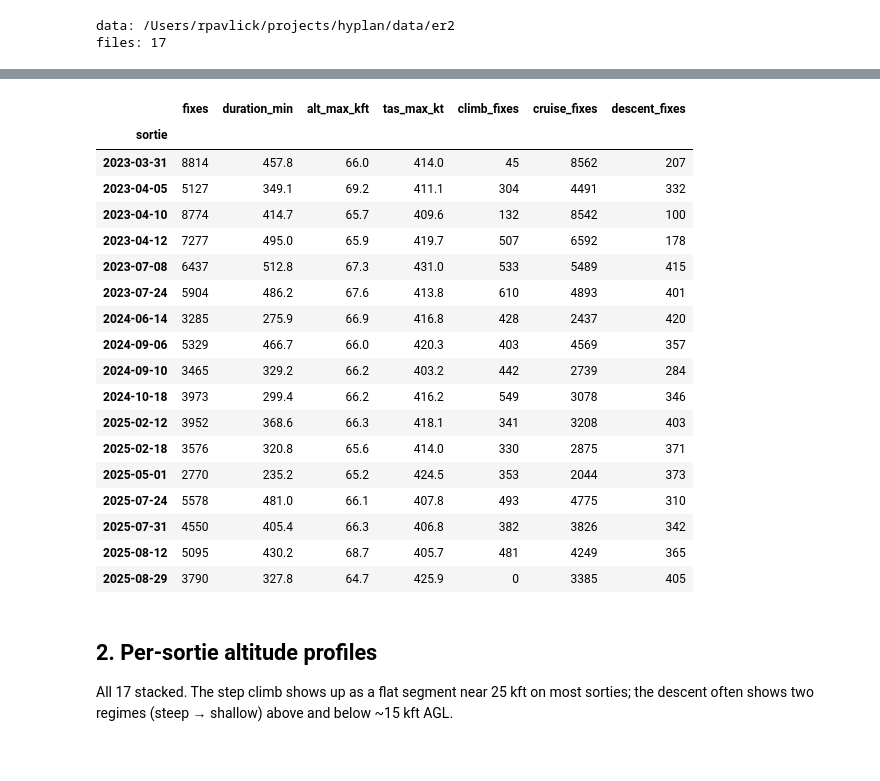
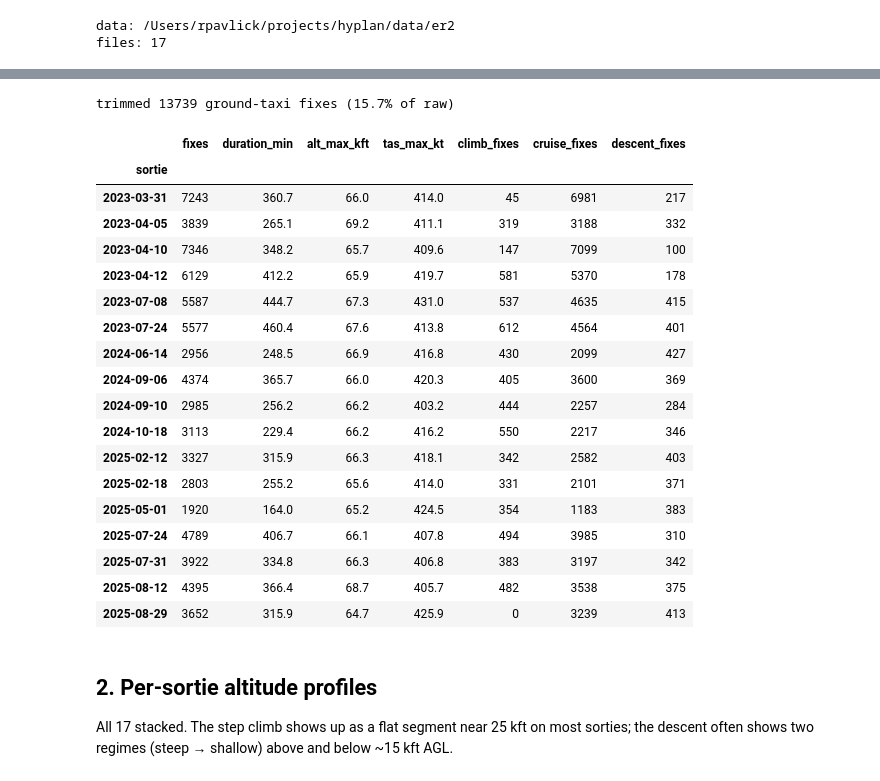
Before and after one commit to ryanpavlick/hyplan, a Jupyter notebook: notebooks/er2_calibration/iwg1_calibration.ipynb, the cells around one changed output, grey strips where cells are left out. Saved outputs shown, nothing was run; the diff lists cells and outputs as text; code cells hidden in the pictures.

```diff
--- a/notebooks/er2_calibration/iwg1_calibration.ipynb
+++ b/notebooks/er2_calibration/iwg1_calibration.ipynb
@@ -37,4 +35,7 @@ IWG1's `Vertical Velocity` column is always empty, so `load_iwg1` derives `verti
 # %%
+from hyplan.aircraft import trim_ground_taxi
+
+
 def label_phases(df, climb_fpm=300.0, descent_fpm=-300.0, min_seconds=60.0):
     """Simple VS-threshold phase classifier with a min-duration filter."""
     df = df.copy()
@@ -62,52 +63,69 @@ def label_phases(df, climb_fpm=300.0, descent_fpm=-300.0, min_seconds=60.0):
             prev_p = out_phases[s - 1] if s > 0 else None
             next_p = out_phases[e] if e < len(out_phases) else None
             replacement = prev_p if prev_p is not None else next_p
             if replacement is not None:
                 out_phases[s:e] = replacement
     df["phase"] = out_phases
     return df
 
 sorties = {}
+trim_summary = []
 for path in sorted(DATA_DIR.glob("*.txt")):
-    df = load_iwg1(path)
+    raw = load_iwg1(path)
+    n_raw = len(raw)
+    df = trim_ground_taxi(raw)
+    if df.empty:
+        continue
     df = label_phases(df)
     df["altitude_agl_ft"] = df["altitude"] - df["altitude"].min()
-    sorties[df["timestamp"].iloc[0].strftime("%Y-%m-%d")] = df
+    date_key = df["timestamp"].iloc[0].strftime("%Y-%m-%d")
+    sorties[date_key] = df
+    trim_summary.append({
+        "sortie": date_key,
+        "raw_fixes": n_raw,
+        "trimmed_fixes": len(df),
+        "ground_taxi_dropped": n_raw - len(df),
+    })
 
 summary = pd.DataFrame([
     {
         "sortie": date,
         "fixes": len(df),
         "duration_min": round((df["timestamp"].iloc[-1] - df["timestamp"].iloc[0]).total_seconds() / 60, 1),
         "alt_max_kft": round(df["altitude"].max() / 1000, 1),
         "tas_max_kt": round(df["tas_kt"].max(), 1),
         "climb_fixes": int((df["phase"] == "climb").sum()),
         "cruise_fixes": int((df["phase"] == "cruise").sum()),
         "descent_fixes": int((df["phase"] == "descent").sum()),
     }
     for date, df in sorties.items()
 ]).set_index("sortie")
+
+trim_df = pd.DataFrame(trim_summary).set_index("sortie")
+print(f"trimmed {trim_df['ground_taxi_dropped'].sum()} ground-taxi fixes "
+      f"({trim_df['ground_taxi_dropped'].sum() / trim_df['raw_fixes'].sum() * 100:.1f}% of raw)")
 summary
 # %% [output]
+trimmed 13739 ground-taxi fixes (15.7% of raw)
 |  | fixes | duration_min | alt_max_kft | tas_max_kt | climb_fixes | cruise_fixes | descent_fixes |
 | sortie |  |  |  |  |  |  |  |
-| 2023-03-31 | 8814 | 457.8 | 66.0 | 414.0 | 45 | 8562 | 207 |
-| 2023-04-05 | 5127 | 349.1 | 69.2 | 411.1 | 304 | 4491 | 332 |
-| 2023-04-10 | 8774 | 414.7 | 65.7 | 409.6 | 132 | 8542 | 100 |
-| 2023-04-12 | 7277 | 495.0 | 65.9 | 419.7 | 507 | 6592 | 178 |
-| 2023-07-08 | 6437 | 512.8 | 67.3 | 431.0 | 533 | 5489 | 415 |
-| 2023-07-24 | 5904 | 486.2 | 67.6 | 413.8 | 610 | 4893 | 401 |
-| 2024-06-14 | 3285 | 275.9 | 66.9 | 416.8 | 428 | 2437 | 420 |
-| 2024-09-06 | 5329 | 466.7 | 66.0 | 420.3 | 403 | 4569 | 357 |
-| 2024-09-10 | 3465 | 329.2 | 66.2 | 403.2 | 442 | 2739 | 284 |
-| 2024-10-18 | 3973 | 299.4 | 66.2 | 416.2 | 549 | 3078 | 346 |
-| 2025-02-12 | 3952 | 368.6 | 66.3 | 418.1 | 341 | 3208 | 403 |
-| 2025-02-18 | 3576 | 320.8 | 65.6 | 414.0 | 330 | 2875 | 371 |
-| 2025-05-01 | 2770 | 235.2 | 65.2 | 424.5 | 353 | 2044 | 373 |
-| 2025-07-24 | 5578 | 481.0 | 66.1 | 407.8 | 493 | 4775 | 310 |
-| 2025-07-31 | 4550 | 405.4 | 66.3 | 406.8 | 382 | 3826 | 342 |
-| 2025-08-12 | 5095 | 430.2 | 68.7 | 405.7 | 481 | 4249 | 365 |
-| 2025-08-29 | 3790 | 327.8 | 64.7 | 425.9 | 0 | 3385 | 405 |
+| 2023-03-31 | 7243 | 360.7 | 66.0 | 414.0 | 45 | 6981 | 217 |
+| 2023-04-05 | 3839 | 265.1 | 69.2 | 411.1 | 319 | 3188 | 332 |
+| 2023-04-10 | 7346 | 348.2 | 65.7 | 409.6 | 147 | 7099 | 100 |
+| 2023-04-12 | 6129 | 412.2 | 65.9 | 419.7 | 581 | 5370 | 178 |
+| 2023-07-08 | 5587 | 444.7 | 67.3 | 431.0 | 537 | 4635 | 415 |
+| 2023-07-24 | 5577 | 460.4 | 67.6 | 413.8 | 612 | 4564 | 401 |
+| 2024-06-14 | 2956 | 248.5 | 66.9 | 416.8 | 430 | 2099 | 427 |
+| 2024-09-06 | 4374 | 365.7 | 66.0 | 420.3 | 405 | 3600 | 369 |
+| 2024-09-10 | 2985 | 256.2 | 66.2 | 403.2 | 444 | 2257 | 284 |
+| 2024-10-18 | 3113 | 229.4 | 66.2 | 416.2 | 550 | 2217 | 346 |
+| 2025-02-12 | 3327 | 315.9 | 66.3 | 418.1 | 342 | 2582 | 403 |
+| 2025-02-18 | 2803 | 255.2 | 65.6 | 414.0 | 331 | 2101 | 371 |
+| 2025-05-01 | 1920 | 164.0 | 65.2 | 424.5 | 354 | 1183 | 383 |
+| 2025-07-24 | 4789 | 406.7 | 66.1 | 407.8 | 494 | 3985 | 310 |
+| 2025-07-31 | 3922 | 334.8 | 66.3 | 406.8 | 383 | 3197 | 342 |
+| 2025-08-12 | 4395 | 366.4 | 68.7 | 405.7 | 482 | 3538 | 375 |
+| 2025-08-29 | 3652 | 315.9 | 64.7 | 425.9 | 0 | 3239 | 413 |
 # %% [markdown]
 ## 2. Per-sortie altitude profiles
 
```
Also changed, not shown: parts of 10 cells of this notebook, 4 other files.
